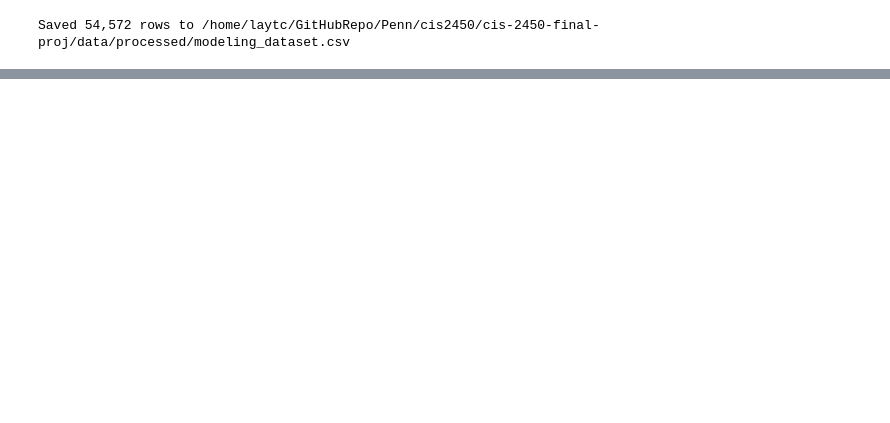
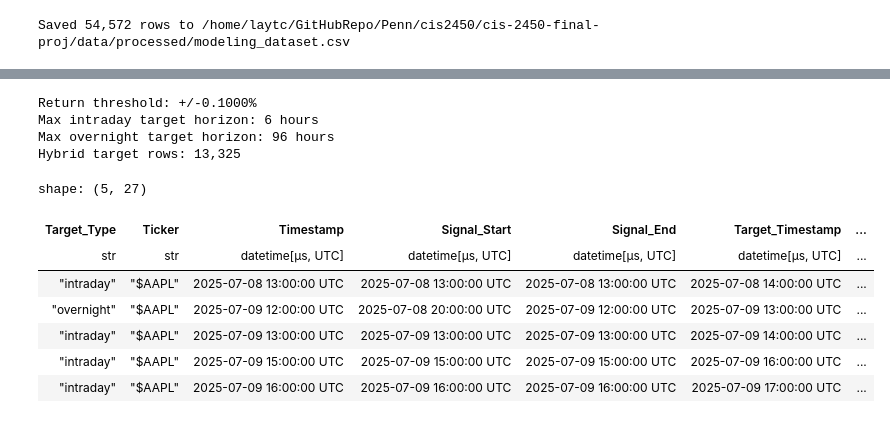
Before and after one commit to DPnimo11/cis-2450-final-proj, a Jupyter notebook: notebooks/02_feature_engineering.ipynb, the cells around one changed output, grey strips where cells are left out. Saved outputs shown, nothing was run; the diff lists cells and outputs as text; code cells hidden in the pictures; blank space fills up the shorter version.

Commit message:
build final target

```diff
--- a/notebooks/02_feature_engineering.ipynb
+++ b/notebooks/02_feature_engineering.ipynb
@@ -145,0 +175,27 @@ Saved 54,572 rows to /home/laytc/GitHubRepo/Penn/cis2450/cis-2450-final-proj/dat
+# %%
+hybrid_df = build_hybrid_target_dataset(
+    clean_hourly_df,
+    threshold=TARGET_RETURN_THRESHOLD,
+    max_intraday_horizon_hours=MAX_INTRADAY_HORIZON_HOURS,
+    max_overnight_horizon_hours=MAX_OVERNIGHT_HORIZON_HOURS,
+    drop_neutral=True,
+)
+
+print(f"Return threshold: +/-{TARGET_RETURN_THRESHOLD:.4%}")
+print(f"Max intraday target horizon: {MAX_INTRADAY_HORIZON_HOURS} hours")
+print(f"Max overnight target horizon: {MAX_OVERNIGHT_HORIZON_HOURS} hours")
+print(f"Hybrid target rows: {hybrid_df.height:,}")
+display(hybrid_df.head())
+# %% [output]
+Return threshold: +/-0.1000%
+Max intraday target horizon: 6 hours
+Max overnight target horizon: 96 hours
+Hybrid target rows: 13,325
+shape: (5, 27)
+| Target_Type | Ticker | Timestamp | Signal_Start | Signal_End | Target_Timestamp | ... |
+| str | str | datetime[μs, UTC] | datetime[μs, UTC] | datetime[μs, UTC] | datetime[μs, UTC] | ... |
+| "intraday" | "$AAPL" | 2025-07-08 13:00:00 UTC | 2025-07-08 13:00:00 UTC | 2025-07-08 13:00:00 UTC | 2025-07-08 14:00:00 UTC | ... |
+| "overnight" | "$AAPL" | 2025-07-09 12:00:00 UTC | 2025-07-08 20:00:00 UTC | 2025-07-09 12:00:00 UTC | 2025-07-09 13:00:00 UTC | ... |
+| "intraday" | "$AAPL" | 2025-07-09 13:00:00 UTC | 2025-07-09 13:00:00 UTC | 2025-07-09 13:00:00 UTC | 2025-07-09 14:00:00 UTC | ... |
+| "intraday" | "$AAPL" | 2025-07-09 15:00:00 UTC | 2025-07-09 15:00:00 UTC | 2025-07-09 15:00:00 UTC | 2025-07-09 16:00:00 UTC | ... |
+| "intraday" | "$AAPL" | 2025-07-09 16:00:00 UTC | 2025-07-09 16:00:00 UTC | 2025-07-09 16:00:00 UTC | 2025-07-09 17:00:00 UTC | ... |
```
Also changed, not shown: parts of 15 cells of this notebook, 5 other files.
